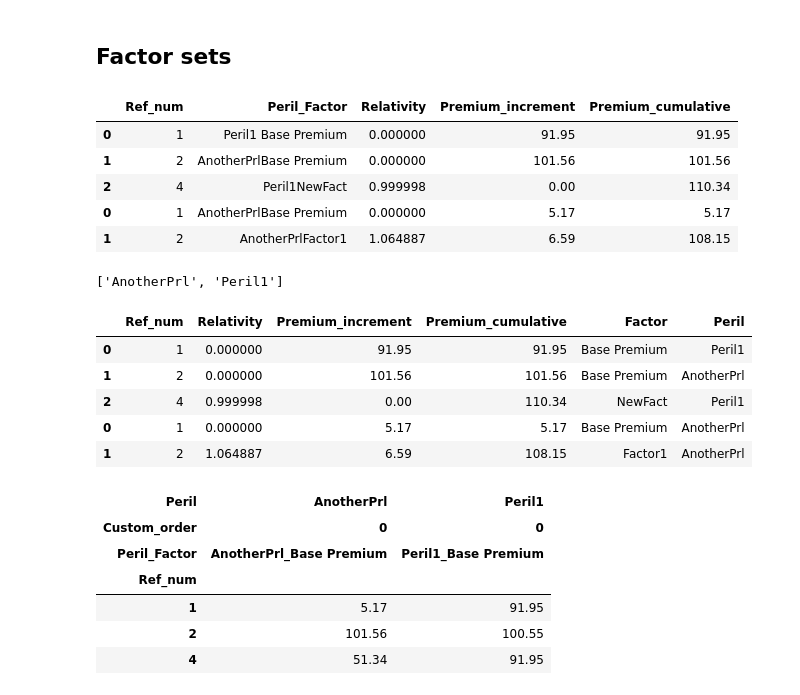
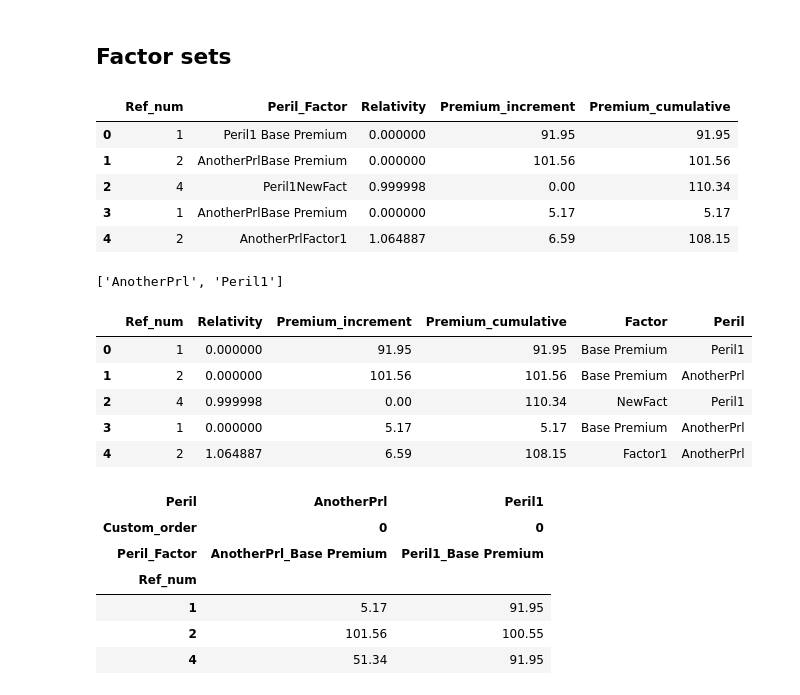
Before and after one commit to A-Breeze/premierconverter, a Jupyter notebook: development/compiled/data-conversion-challenge-202004.ipynb, the cells around one changed output. Cells and saved outputs as stored; diff of their text form; code cells hidden in the pictures.

```diff
--- a/development/compiled/data-conversion-challenge-202004.ipynb
+++ b/development/compiled/data-conversion-challenge-202004.ipynb
@@ -115,7 +107,9 @@ Correct: All locations are available as expected
 ## Raw data structure
 # %%
 # Configuration variables for the expected format and structure of the data
-excel_extensions = ['.xlsx', '.xlsm', '.xltx', '.xltm']  # Note: .xls is *not* readable by openpyxl
+accepted_file_extensions = ['.csv', '', '.txt']
+input_file_encodings = ['utf-8', 'latin-1', 'ISO-8859-1']
+file_delimiter = ','
 
 raw_struct = {
     'stop_row_at': 'Total Peril Premium',
@@ -151,8 +145,7 @@ nrows = None
 pf_sep = '_'
 # %%
 # Input file location
-in_filepath = raw_data_folder_path / 'minimal_dummy_data_01.xlsx'
-in_sheet = 0
+in_filepath = raw_data_folder_path / 'minimal01_input.csv'
 
 # Checks the file exists and is an Excel file
 in_filepath = Path(in_filepath)
@@ -162,10 +155,10 @@ if not in_filepath.is_file():
         f"\n\t'{in_filepath.absolute()}'"
         "\n\tCannot read the input data"
     )
-if not in_filepath.suffix in excel_extensions:
-    raise ValueError(
-        f"\n\tin_filepath: The input file extension '{in_filepath.suffix}'"
-        f"\n\tis not one of the recognised Excel extensions {excel_extensions}"
+if not in_filepath.suffix.lower() in accepted_file_extensions:
+    warnings.warn(
+        f"in_filepath: The input file extension '{in_filepath.suffix}' "
+        f"is not one of the recognised file extensions {accepted_file_extensions}"
     )
-print("Correct: Input file exists and has an Excel extension")
+print("Correct: Input file exists and has a recognised extension")
 # %% [output]
@@ -286,0 +203,21 @@ df_raw.head()
+# %%
+df_raw = None
+for encoding in input_file_encodings:
+    try:
+        df_raw = pd.read_csv(
+            in_filepath,
+            header=None, index_col=0, nrows=nrows,
+            sep=file_delimiter, encoding=encoding
+        ).rename_axis(index=row_id_name)
+        # print(f"'{encoding}': Success")  # Used for debugging only
+        break
+    except UnicodeDecodeError:
+        # print(f"'{encoding}': Fail")  # Used for debugging only
+        pass
+if df_raw is None:
+    raise IOError(
+        "\n\tread_raw_data: pandas.read_csv() failed."
+        f"\n\tFile cannot be read with any of the encodings: {input_file_encodings}"
+    )
+
+df_raw.head()
@@ -336,10 +300,11 @@ def trim_na_cols(df):
     return(df.loc[:, keep_col])
 # %%
 # Set unwanted values to NaN
-# and remove surplus columns (with all missing values) from the right
+# and remove surplus columns (with all missing values) from the right.
+# Re-cast columns to numeric if possible.
 df_trimmed = df_raw.apply(
     set_na_after_val, match_val=raw_struct['stop_row_at'], axis=1
-).pipe(trim_na_cols)
+).pipe(trim_na_cols).apply(pd.to_numeric, errors='ignore')
 
 df_trimmed.head()
 # %% [output]
@@ -403,28 +368,28 @@ if not (
 # %%
 # Combine the rest of the DataFrame into one
 df_fsets = pd.concat([
     # For each of the factor sets of columns
     df_trimmed.iloc[  # Select the columns
         :, fset_start_col:(fset_start_col + raw_struct['f_set']['ncols'])
     ].dropna(  # Remove rows that have all missing values
         how="all"
     ).pipe(lambda df: df.rename(columns=dict(zip(  # Rename columns
         df.columns, raw_struct['f_set']['col_names']
     )))).reset_index()  # Get row_ID as a column
 
     for fset_start_col in range(
         raw_struct['stem']['ncols'], df_trimmed.shape[1], raw_struct['f_set']['ncols']
     )
-], sort=False)
+], sort=False).reset_index(drop=True)  # Best practice to ensure a unique index
 
 df_fsets.head()
 # %% [output]
 |  | Ref_num | Peril_Factor | Relativity | Premium_increment | Premium_cumulative |
 | 0 | 1 | Peril1 Base Premium | 0.000000 | 91.95 | 91.95 |
 | 1 | 2 | AnotherPrlBase Premium | 0.000000 | 101.56 | 101.56 |
 | 2 | 4 | Peril1NewFact | 0.999998 | 0.00 | 110.34 |
-| 0 | 1 | AnotherPrlBase Premium | 0.000000 | 5.17 | 5.17 |
-| 1 | 2 | AnotherPrlFactor1 | 1.064887 | 6.59 | 108.15 |
+| 3 | 1 | AnotherPrlBase Premium | 0.000000 | 5.17 | 5.17 |
+| 4 | 2 | AnotherPrlFactor1 | 1.064887 | 6.59 | 108.15 |
 # %%
 # Checks
 if not (
@@ -481,8 +446,8 @@ df_fsets_split.head()
 | 0 | 1 | 0.000000 | 91.95 | 91.95 | Base Premium | Peril1 |
 | 1 | 2 | 0.000000 | 101.56 | 101.56 | Base Premium | AnotherPrl |
 | 2 | 4 | 0.999998 | 0.00 | 110.34 | NewFact | Peril1 |
-| 0 | 1 | 0.000000 | 5.17 | 5.17 | Base Premium | AnotherPrl |
-| 1 | 2 | 1.064887 | 6.59 | 108.15 | Factor1 | AnotherPrl |
+| 3 | 1 | 0.000000 | 5.17 | 5.17 | Base Premium | AnotherPrl |
+| 4 | 2 | 1.064887 | 6.59 | 108.15 | Factor1 | AnotherPrl |
 # %%
 # Get the Base Premiums for all row_IDs and Perils
 df_base_prems = df_fsets_split.query(
```
Also changed, not shown: parts of 31 cells of this notebook, 1 other file.
